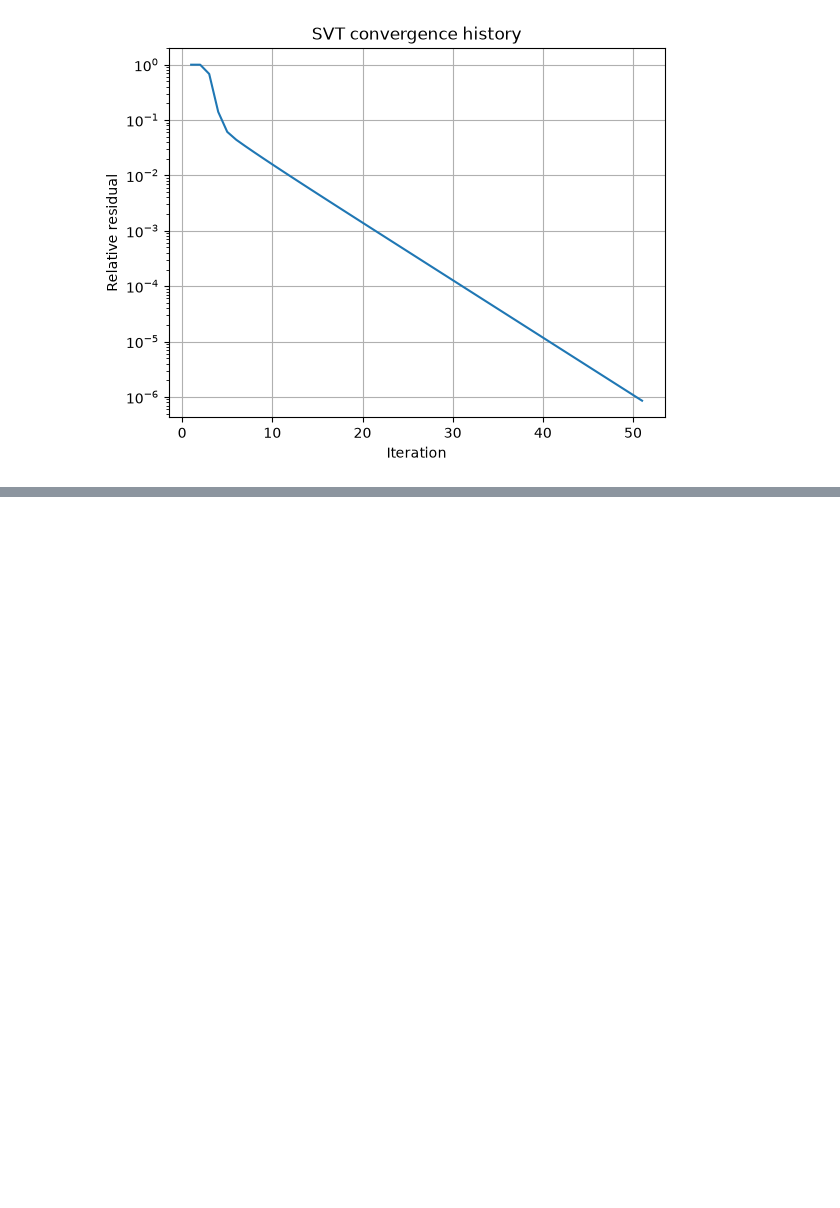
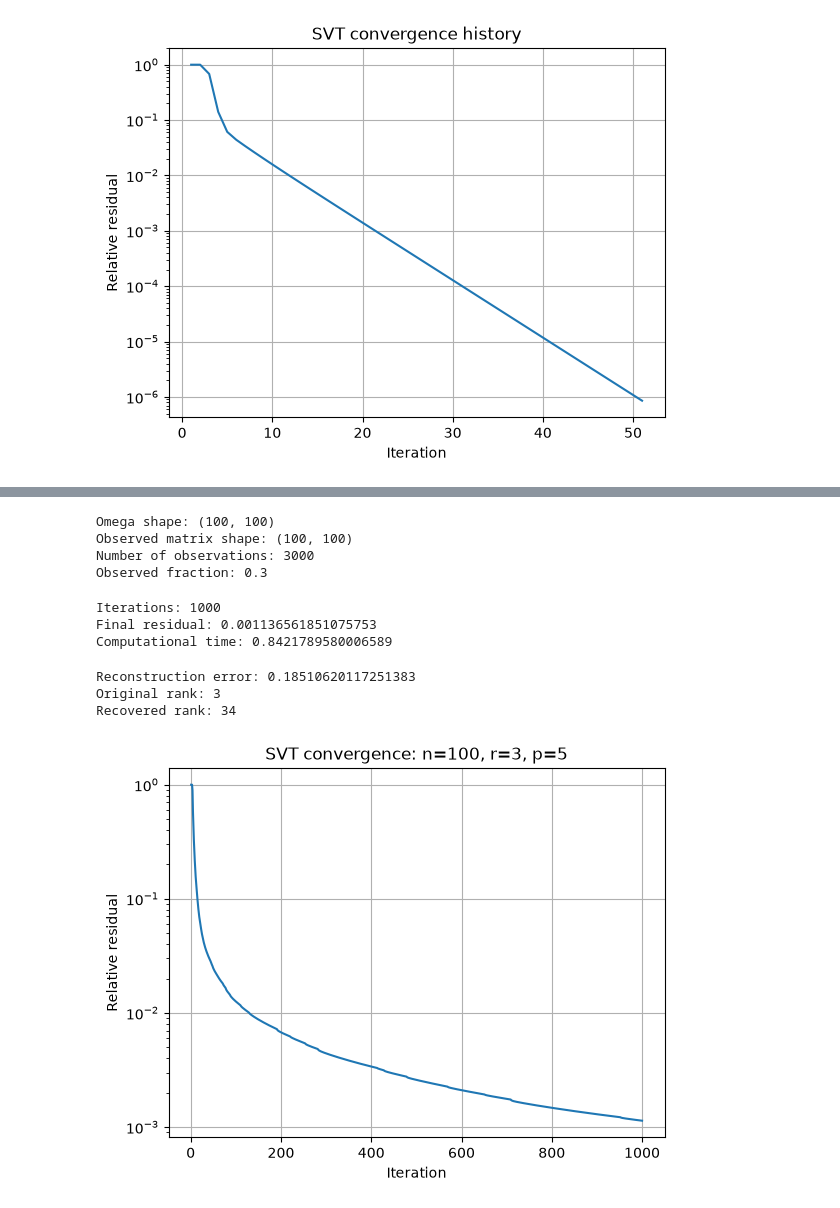
Before and after one commit to rigozu9/Matrix-and-Tensor-Techniques-for-DS, a Jupyter notebook: lab5/lab5.ipynb, the cells around one changed output, grey strips where cells are left out. Cells and saved outputs as stored; diff of their text form; code cells hidden in the pictures; blank space fills up the shorter version.

```diff
--- a/lab5/lab5.ipynb
+++ b/lab5/lab5.ipynb
@@ -92,0 +152,65 @@ plt.show()
+# %%
+m = 2 * n * r * p
+
+indices = rng.choice(n * n, size=m, replace=False)
+
+Omega = np.zeros(n * n, dtype=bool)
+Omega[indices] = True
+Omega = Omega.reshape(n, n)
+
+P_Omega_M = np.where(Omega, M, 0)
+
+print("Omega shape:", Omega.shape)
+print("Observed matrix shape:", P_Omega_M.shape)
+print("Number of observations:", Omega.sum())
+print("Observed fraction:", Omega.mean())
+# %% [output]
+Omega shape: (100, 100)
+Observed matrix shape: (100, 100)
+Number of observations: 3000
+Observed fraction: 0.3
+# %%
+delta = 1.2
+maxit = 1000
+tol = 1e-5
+
+start = perf_counter()
+
+X, resvec = SVT(
+    tau, delta, Omega, P_Omega_M, maxit, tol
+)
+
+end = perf_counter()
+
+elapsed_time = end - start
+
+print("Iterations:", len(resvec))
+print("Final residual:", resvec[-1])
+print("Computational time:", elapsed_time)
+# %% [output]
+Iterations: 1000
+Final residual: 0.001136561851075753
+Computational time: 0.8421789580006589
+# %%
+error = np.linalg.norm(M - X, "fro") / np.linalg.norm(M, "fro")
+
+print("Reconstruction error:", error)
+print("Original rank:", np.linalg.matrix_rank(M))
+print("Recovered rank:", np.linalg.matrix_rank(X))
+# %% [output]
+Reconstruction error: 0.18510620117251383
+Original rank: 3
+Recovered rank: 34
+# %%
+plt.semilogy(
+    range(1, len(resvec) + 1),
+    resvec
+)
+
+plt.xlabel("Iteration")
+plt.ylabel("Relative residual")
+plt.title(f"SVT convergence: n={n}, r={r}, p={p}")
+plt.grid(True)
+plt.show()
+# %% [output]
+[figure, added]
```
Also changed, not shown: parts of 10 cells of this notebook.
